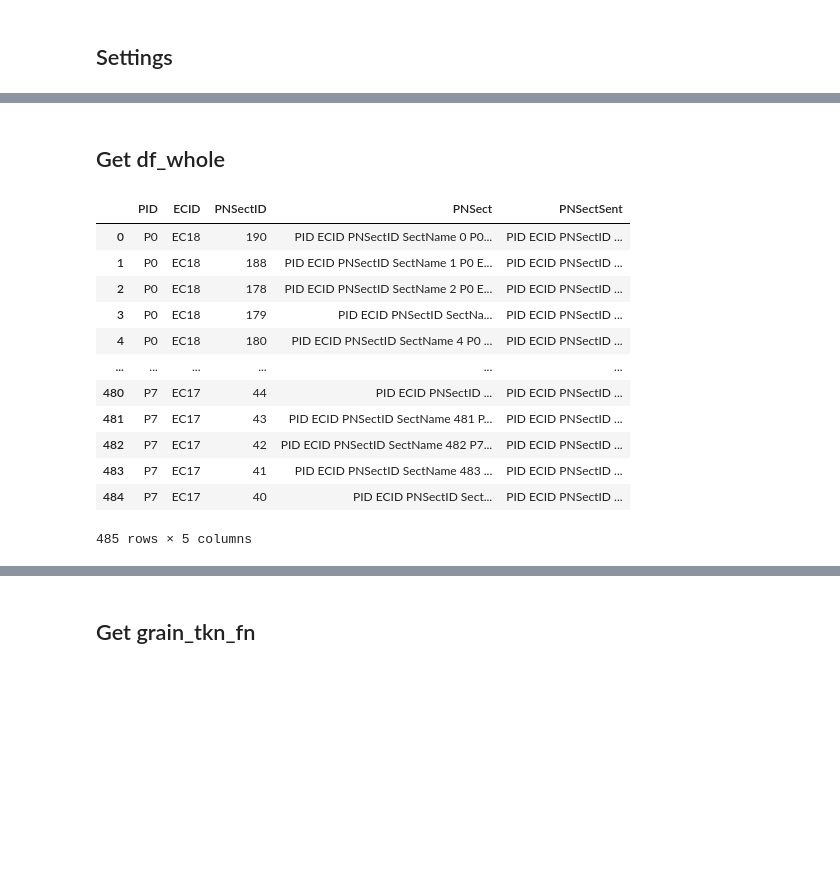
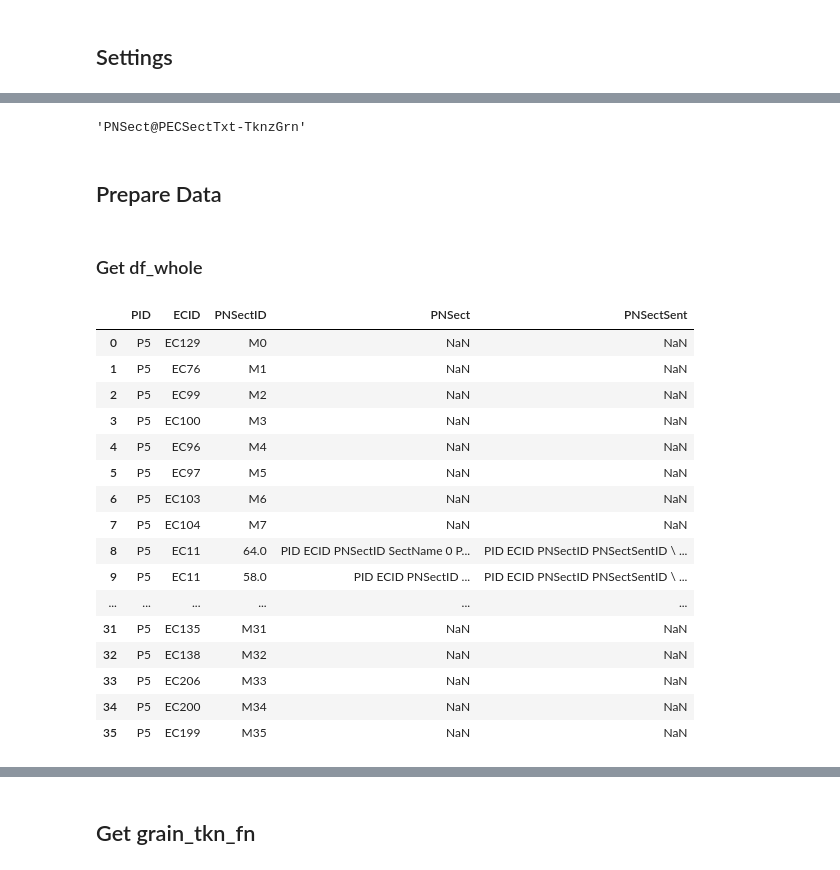
Before and after one commit to JHU-CDHAI/RecFldGrn, a Jupyter notebook: 2-FldGrn/02-PNSect-FldGrn.ipynb, the cells around one changed output, grey strips where cells are left out. Cells and saved outputs as stored; diff of their text form; code cells hidden in the pictures; blank space fills up the shorter version.

```diff
--- a/2-FldGrn/02-PNSect-FldGrn.ipynb
+++ b/2-FldGrn/02-PNSect-FldGrn.ipynb
@@ -27,16 +16,13 @@ data/ProcData/RecFolder/PNSect <----- fullrec_folder to save the records
 ## Load One
 # %%
 from recfldgrn.datapoint import load_df_data_from_folder, DataPoint
+IDName = 'PID'; RANGE_SIZE = 10000
 
 ####################
-RID = 'PID' # Record ID Name, always be PhyID
 IDValue = 'P5'   # PhyID value
 ######################
-data_folder = rec_folder
-RANGE_SIZE = 10000
-
 # print(data_folder)
-Pat = DataPoint(RID, IDValue, data_folder, RANGE_SIZE)
+Pat = DataPoint(IDName, IDValue, rec_folder, RANGE_SIZE)
 Pat
 # %% [output]
 <PID [P5]>
@@ -156,2 +101,24 @@ recfldgrn
+# %%
+###################
+RecName_Chain = ['P', 'EC', 'PNSect']
+RecName = 'PNSect' # RecName_Chain[-1]
+SynFld = 'PECSectTxt'
+GrnName = 'TknzGrn'
+rec_folder = 'data/ProcData/RecFolder/'
+
+RecTableName2FldColumns_Dict = {
+    # The first should be in the level of RecName_Chain[-1]
+    'PNSect': ['PID', 'ECID', 'PNSectID', 'SectName'],
+    'PNSectSent': ['PID', 'ECID', 'PNSectID', 'PNSectSentID', 'Sentence'],
+}
+reshape_fn_kwargs = {}
+###################
+
+recfldgrn = f'{RecName}@{SynFld}-{GrnName}'
+recfldgrn
+# %% [output]
+'PNSect@PECSectTxt-TknzGrn'
+# %% [markdown]
+## Prepare Data
 # %% [markdown]
-## Get df_whole
+### Get df_whole
@@ -207,22 +125,30 @@ def get_df_whole_from_settings(RecLevel, RecLevelID,
 # %%
-# from recfldgrn.graintools import get_df_whole_from_settings
+from recfldgrn.loadtools import get_df_whole_from_settings, get_df_individual_from_settings
+import pandas as pd
+# df_whole = get_df_whole_from_settings(RecName_Chain,
+#                                       RecTableName2FldColumns_Dict,
+#                                       rec_folder)
 
-df_whole = get_df_whole_from_settings(RecLevel, RecLevelID,
-                                       SynFld, GrnName, Rec2FldList_Dict,
-                                       prefix_ids, focal_ids, rec_folder
-                                      )
-df_whole
+df_whole = get_df_individual_from_settings(RecName_Chain,
+                                         RecTableName2FldColumns_Dict,
+                                         Pat)
+
+df_whole # please pay attention here that the ECID here are sorted in advance.
 # %% [output]
 |  | PID | ECID | PNSectID | PNSect | PNSectSent |
-| 0 | P0 | EC18 | 190 | PID ECID PNSectID SectName 0 P0... | PID ECID PNSectID ... |
-| 1 | P0 | EC18 | 188 | PID ECID PNSectID SectName 1 P0 E... | PID ECID PNSectID ... |
-| 2 | P0 | EC18 | 178 | PID ECID PNSectID SectName 2 P0 E... | PID ECID PNSectID ... |
-| 3 | P0 | EC18 | 179 | PID ECID PNSectID SectNa... | PID ECID PNSectID ... |
-| 4 | P0 | EC18 | 180 | PID ECID PNSectID SectName 4 P0 ... | PID ECID PNSectID ... |
+| 0 | P5 | EC129 | M0 | NaN | NaN |
+| 1 | P5 | EC76 | M1 | NaN | NaN |
+| 2 | P5 | EC99 | M2 | NaN | NaN |
+| 3 | P5 | EC100 | M3 | NaN | NaN |
+| 4 | P5 | EC96 | M4 | NaN | NaN |
+| 5 | P5 | EC97 | M5 | NaN | NaN |
+| 6 | P5 | EC103 | M6 | NaN | NaN |
+| 7 | P5 | EC104 | M7 | NaN | NaN |
+| 8 | P5 | EC11 | 64.0 | PID ECID PNSectID SectName 0 P... | PID ECID PNSectID PNSectSentID \ ... |
+| 9 | P5 | EC11 | 58.0 | PID ECID PNSectID ... | PID ECID PNSectID PNSectSentID \ ... |
 | ... | ... | ... | ... | ... | ... |
-| 480 | P7 | EC17 | 44 | PID ECID PNSectID ... | PID ECID PNSectID ... |
-| 481 | P7 | EC17 | 43 | PID ECID PNSectID SectName 481 P... | PID ECID PNSectID ... |
-| 482 | P7 | EC17 | 42 | PID ECID PNSectID SectName 482 P7... | PID ECID PNSectID ... |
-| 483 | P7 | EC17 | 41 | PID ECID PNSectID SectName 483 ... | PID ECID PNSectID ... |
-| 484 | P7 | EC17 | 40 | PID ECID PNSectID Sect... | PID ECID PNSectID ... |
+| 31 | P5 | EC135 | M31 | NaN | NaN |
+| 32 | P5 | EC138 | M32 | NaN | NaN |
+| 33 | P5 | EC206 | M33 | NaN | NaN |
+| 34 | P5 | EC200 | M34 | NaN | NaN |
+| 35 | P5 | EC199 | M35 | NaN | NaN |
-485 rows × 5 columns
```
Also changed, not shown: parts of 54 cells of this notebook, 1 other file.
